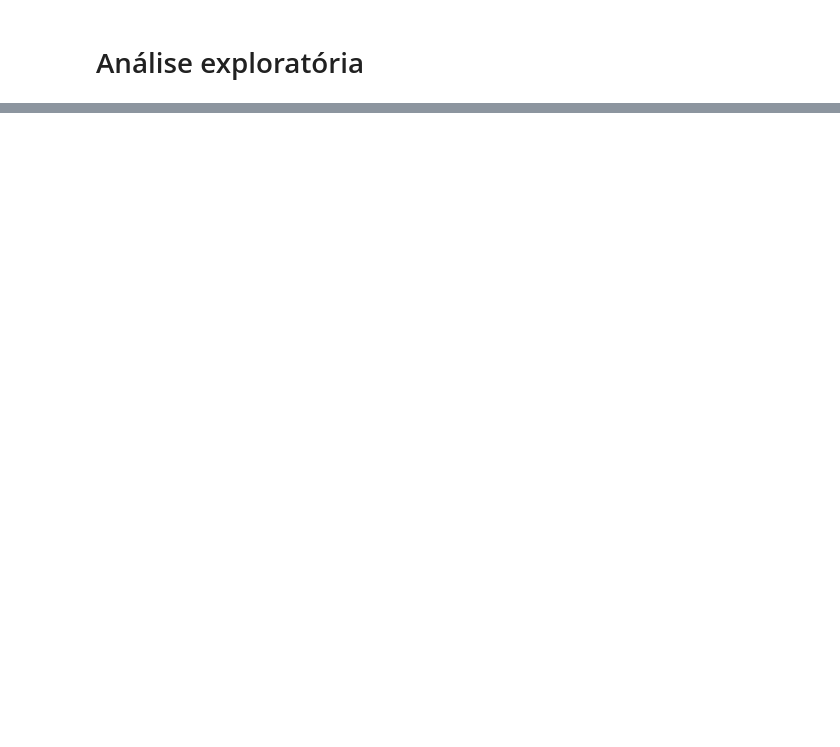
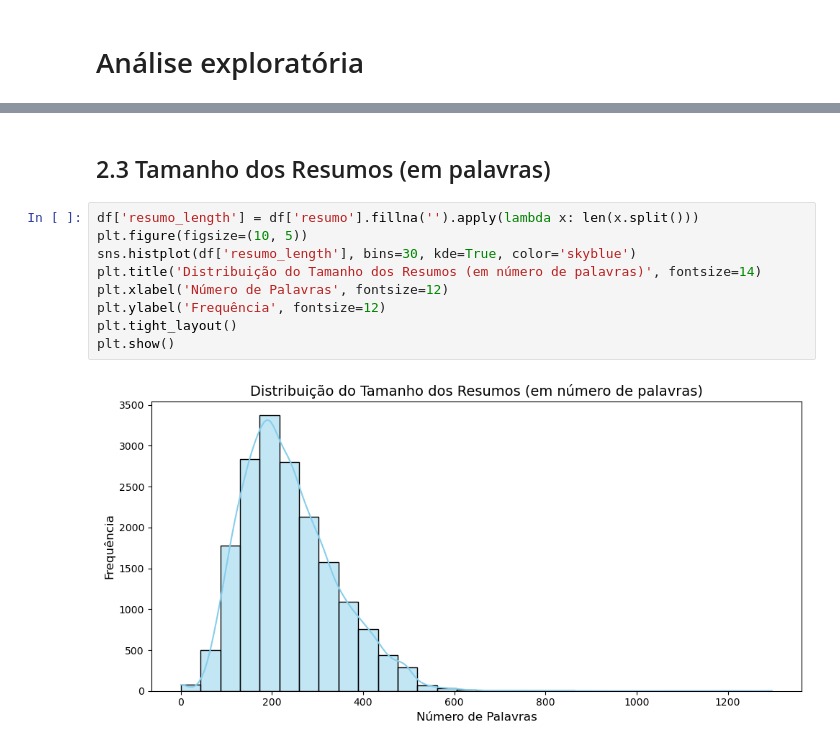
Before and after one commit to guilherme9718/analise-publicacoes-riut-utfpr, a Jupyter notebook: analise_exploratoria.ipynb, the cells around one changed output, grey strips where cells are left out. Drawn from its saved outputs; the diff is of its cells as text; blank space fills up the shorter version.

```diff
--- a/analise_exploratoria.ipynb
+++ b/analise_exploratoria.ipynb
@@ -287,0 +264,13 @@ ValueError: too many values to unpack (expected 2)
+# %% [markdown]
+## 2.3 Tamanho dos Resumos (em palavras)
+# %%
+df['resumo_length'] = df['resumo'].fillna('').apply(lambda x: len(x.split()))
+plt.figure(figsize=(10, 5))
+sns.histplot(df['resumo_length'], bins=30, kde=True, color='skyblue')
+plt.title('Distribuição do Tamanho dos Resumos (em número de palavras)', fontsize=14)
+plt.xlabel('Número de Palavras', fontsize=12)
+plt.ylabel('Frequência', fontsize=12)
+plt.tight_layout()
+plt.show()
+# %% [output]
+[figure, added]
```
Also changed, not shown: parts of 62 cells of this notebook.
